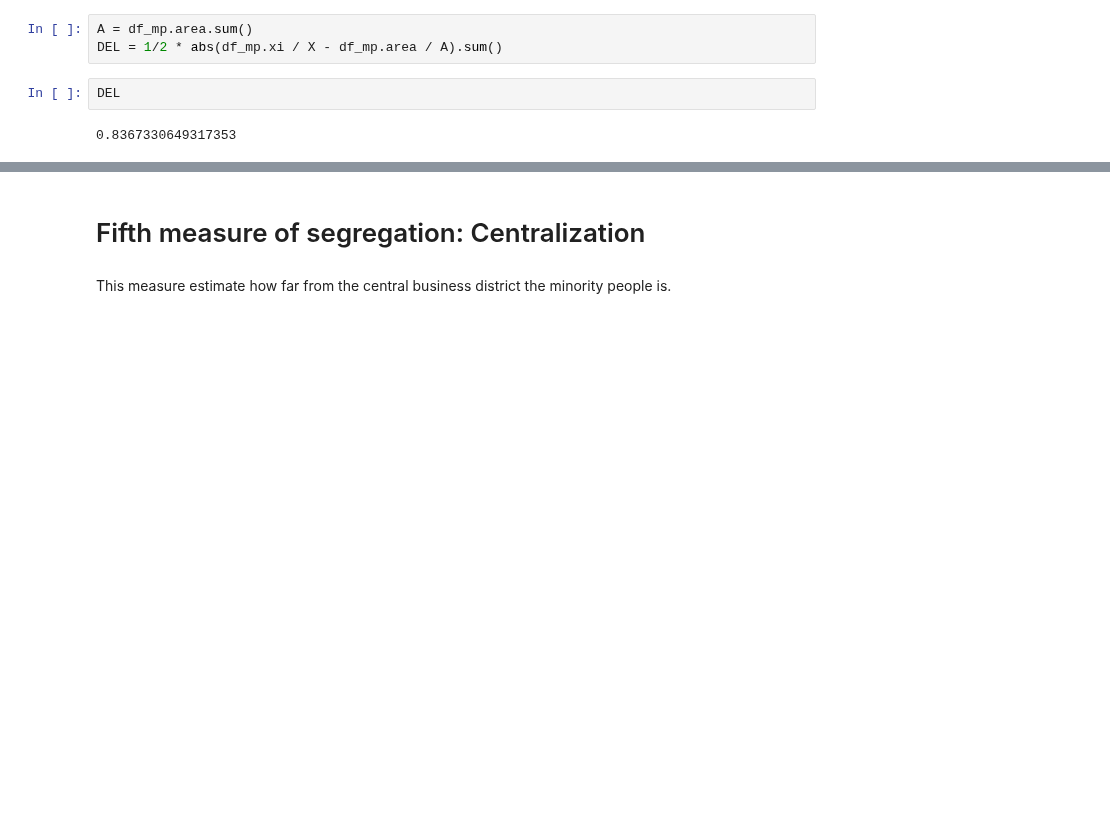
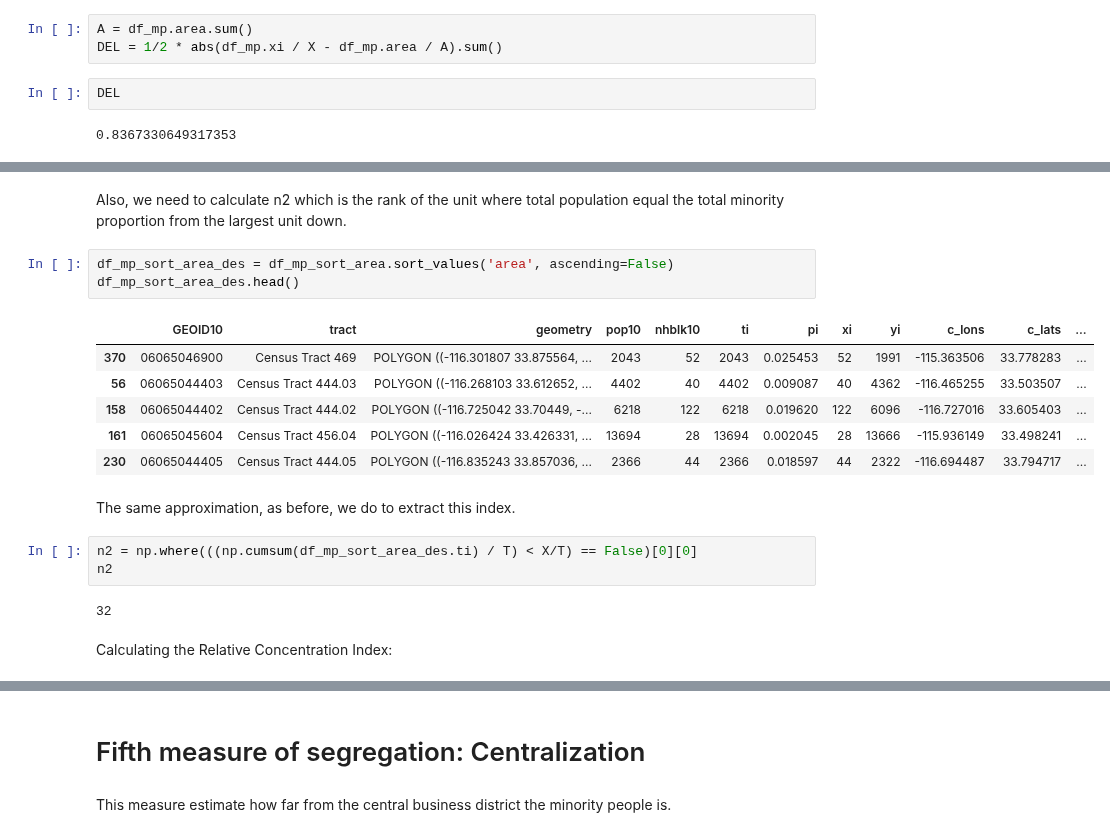
Before and after one commit to pysal/segregation, a Jupyter notebook: notebooks/Segregation_Index_Construction.ipynb, the cells around one changed output, grey strips where cells are left out. Cells and saved outputs as stored; diff of their text form; blank space fills up the shorter version.

```diff
--- a/notebooks/Segregation_Index_Construction.ipynb
+++ b/notebooks/Segregation_Index_Construction.ipynb
@@ -235,0 +264,21 @@ DEL
+# %% [markdown]
+Also, we need to calculate n2 which is the rank of the unit where total population equal the total minority proportion from the largest unit down.
+# %%
+df_mp_sort_area_des = df_mp_sort_area.sort_values('area', ascending=False)
+df_mp_sort_area_des.head()
+# %% [output]
+|  | GEOID10 | tract | geometry | pop10 | nhblk10 | ti | pi | xi | yi | c_lons | c_lats | ... |
+| 370 | 06065046900 | Census Tract 469 | POLYGON ((-116.301807 33.875564, ... | 2043 | 52 | 2043 | 0.025453 | 52 | 1991 | -115.363506 | 33.778283 | ... |
+| 56 | 06065044403 | Census Tract 444.03 | POLYGON ((-116.268103 33.612652, ... | 4402 | 40 | 4402 | 0.009087 | 40 | 4362 | -116.465255 | 33.503507 | ... |
+| 158 | 06065044402 | Census Tract 444.02 | POLYGON ((-116.725042 33.70449, -... | 6218 | 122 | 6218 | 0.019620 | 122 | 6096 | -116.727016 | 33.605403 | ... |
+| 161 | 06065045604 | Census Tract 456.04 | POLYGON ((-116.026424 33.426331, ... | 13694 | 28 | 13694 | 0.002045 | 28 | 13666 | -115.936149 | 33.498241 | ... |
+| 230 | 06065044405 | Census Tract 444.05 | POLYGON ((-116.835243 33.857036, ... | 2366 | 44 | 2366 | 0.018597 | 44 | 2322 | -116.694487 | 33.794717 | ... |
+# %% [markdown]
+The same approximation, as before, we do to extract this index.
+# %%
+n2 = np.where(((np.cumsum(df_mp_sort_area_des.ti) / T) < X/T) == False)[0][0]
+n2
+# %% [output]
+32
+# %% [markdown]
+Calculating the Relative Concentration Index:
```
Also changed, not shown: parts of 11 cells of this notebook.
